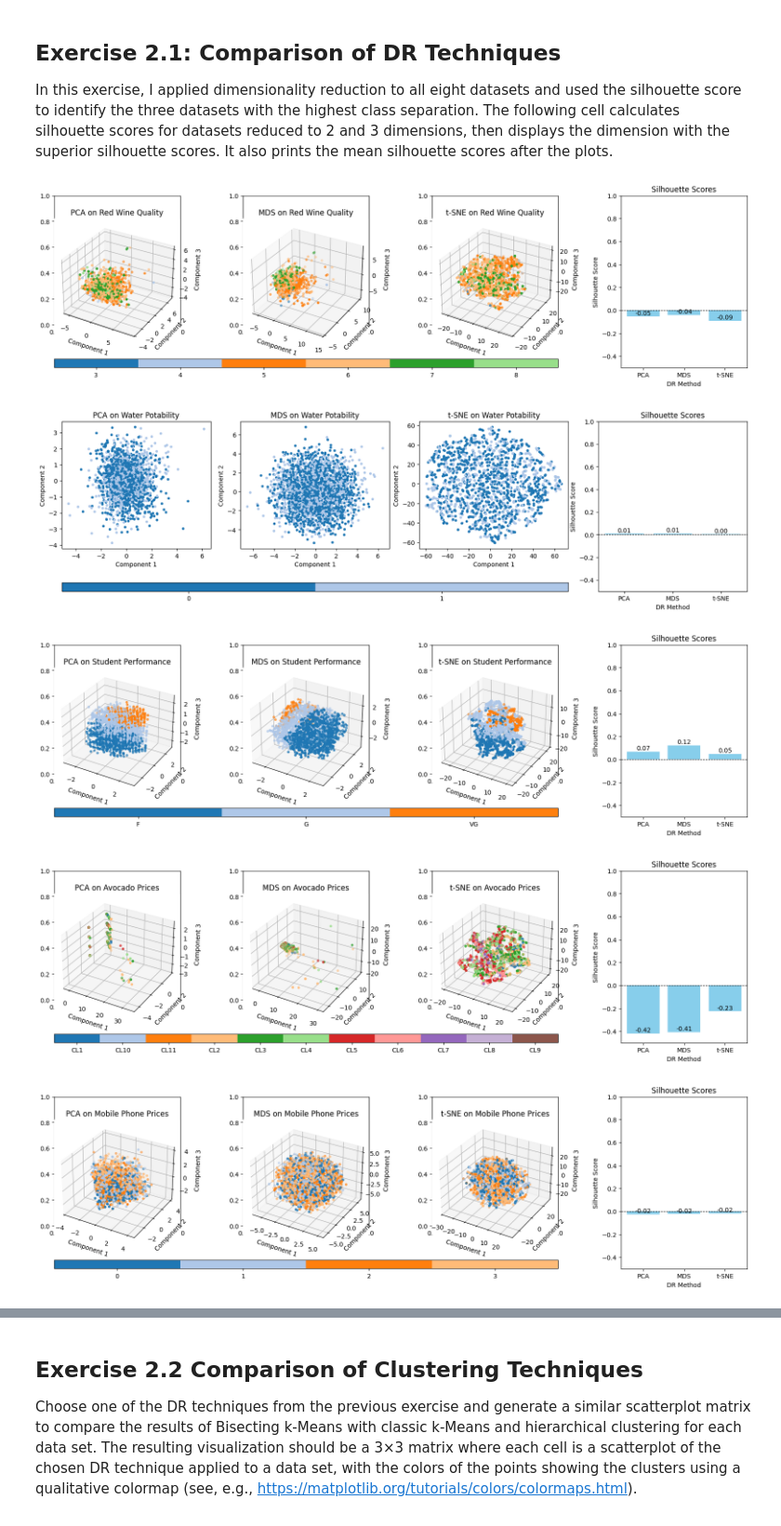
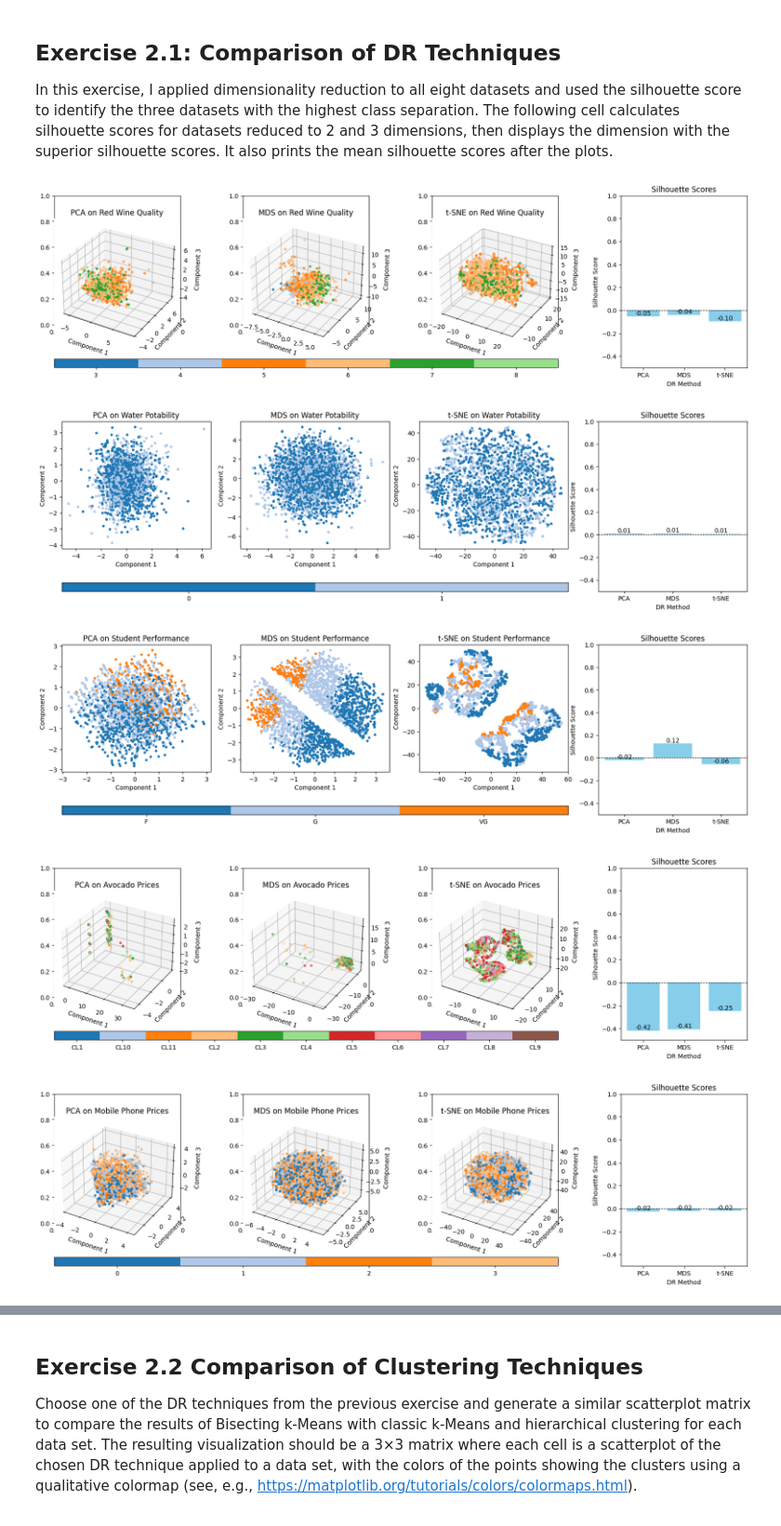
Before and after one commit to Unvares/2DV516-machine-learning, a Jupyter notebook: A4/A4.ipynb, the cells around one changed output, grey strips where cells are left out. Shown at 93% size. Cells and saved outputs as stored; diff of their text form; code cells hidden in the pictures.

```diff
--- a/A4/A4.ipynb
+++ b/A4/A4.ipynb
@@ -53,14 +53,12 @@ def calculate_sse(X, labels, centroids):
 def bkmeans(X, k, iter):
     """Implements the Bisecting k-Means clustering algorithm."""
     clusters = [X]
-    centroids_list = []
     while len(clusters) < k:
         largest_cluster_index = np.argmax([len(cluster) for cluster in clusters])
         largest_cluster = clusters.pop(largest_cluster_index)
 
         best_sse = float("inf")
         best_labels = None
-        best_centroids = None
 
         for _ in range(iter):
             labels, centroids = kmeans(largest_cluster, 2)
@@ -68,7 +66,6 @@ def bkmeans(X, k, iter):
             if sse < best_sse:
                 best_sse = sse
                 best_labels = labels
-                best_centroids = centroids
 
         cluster_1 = largest_cluster[best_labels == 0]
         cluster_2 = largest_cluster[best_labels == 1]
@@ -81,9 +78,8 @@ def bkmeans(X, k, iter):
         for point in cluster:
             point_index = np.where((X == point).all(axis=1))[0][0]
             final_labels[point_index] = cluster_index
-        centroids_list.append(cluster.mean(axis=0))
 
-    return final_labels, np.array(centroids_list)
+    return final_labels
 # %%
 import numpy as np
 import matplotlib.pyplot as plt
@@ -111,7 +107,7 @@ ax.set_xlabel("Feature 1")
 ax.set_ylabel("Feature 2")
 ax.set_zlabel("Feature 3")
 
-final_labels, centroids = bkmeans(X, k, iter)
+final_labels = bkmeans(X, k, iter)
 
 # Visualize data after clustering in 2D
 plt.subplot(2, 2, 3)
@@ -313,9 +309,9 @@ def perform_dimensionality_reduction(data, fast=False):
             ]
         else:
             return [
-                PCA(n_components=n_components, svd_solver="full", tol=1e-3),
-                MDS(n_components=n_components, n_init=5, max_iter=300, eps=1e-3),
-                TSNE(n_components=n_components, perplexity=10, learning_rate=100, max_iter=500),
+                PCA(n_components=n_components, svd_solver="full", tol=1e-4),
+                MDS(n_components=n_components, n_init=5, max_iter=300, eps=1e-4),
+                TSNE(n_components=n_components, perplexity=30, learning_rate="auto", max_iter=1000),
             ]
 
     dr_methods_3d = get_dr_methods(3, fast)
@@ -400,35 +396,35 @@ def plot_dr_techniques(data, silhouette_scores, labels, title, projection="3D"):
     cbar = fig.colorbar(
         scatter,
         ax=axes[:3],
         orientation="horizontal",
         fraction=0.05,
         pad=0.2,
         boundaries=boundaries,
         aspect=60,
     )
     cbar.set_ticks(np.arange(num_unique_labels))
     cbar.set_ticklabels(unique_labels)
     plt.show()
 
 best_scores = pd.DataFrame(columns=["PCA", "MDS", "t-SNE"])
 
 for data, labels, title in datasets:
     data_3d, data_2d = perform_dimensionality_reduction(data, fast=False)
     scores_3d, scores_2d = calculate_silhouette_scores(data_3d, data_2d, labels)
 
     if max(scores_3d) > max(scores_2d):
         plot_dr_techniques(data_3d, scores_3d, labels, title, projection="3D")
         best_scores.loc[len(best_scores)] = scores_3d
     else:
         plot_dr_techniques(data_2d, scores_2d, labels, title, projection="2D")
         best_scores.loc[len(best_scores)] = scores_2d
 
 mean_scores = best_scores.mean()
 print("Mean silhouette score for each DR method:")
 print(mean_scores.to_string())
 # %% [output]
-[figure, old version]
+[figure, new version]
-[figure, old version]
+[figure, new version]
-[figure, old version]
+[figure, new version]
-[figure, old version]
+[figure, new version]
-[figure, old version]
+[figure, new version]
```
Also changed, not shown: parts of 4 cells of this notebook.
